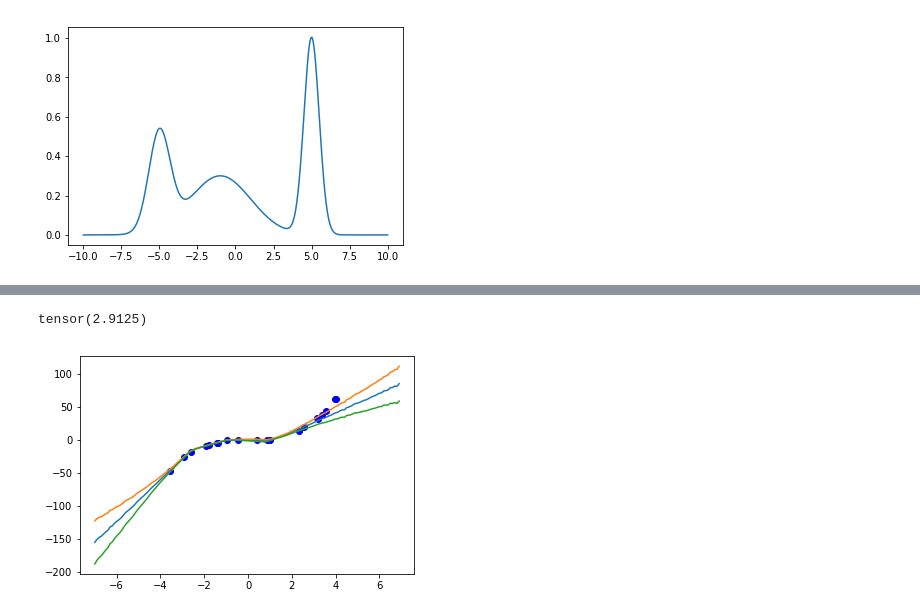
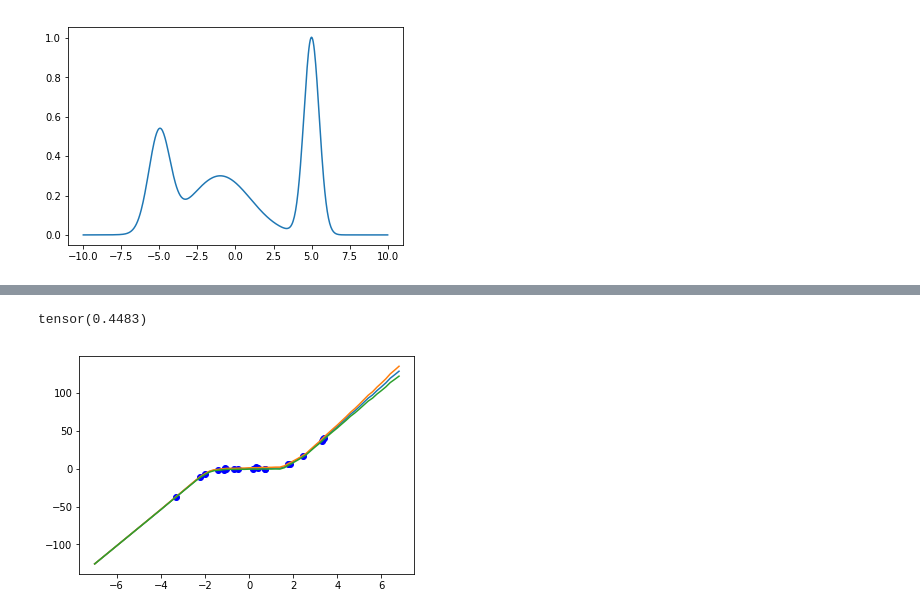
Before and after one commit to fiskio/trickster, a Jupyter notebook: notebook.ipynb, the cells around one changed output, grey strips where cells are left out. Drawn from its saved outputs; the diff is of its cells as text; code cells hidden in the pictures.

```diff
--- a/notebook.ipynb
+++ b/notebook.ipynb
@@ -100,0 +121,23 @@ dataset = DataLoader(dataset, shuffle=True, batch_size=batch_size)
+# %%
+x_range = np.arange(-7, 7, 0.2).tolist()
+
+def plot(values, model):
+    with torch.no_grad():
+
+        plt.plot(np.array(x_train), np.array(y_train), 'bo')
+
+        model.eval()
+        mean, std = model(torch.tensor(values)[:, None])
+
+        plt.plot(values, mean.numpy())
+        print(std.mean())
+
+        plt.plot(values, (mean + (3 * std)).numpy())
+        plt.plot(values, (mean - (3 * std)).numpy())
+
+        # plt.xlabel('time (s)')
+        # plt.ylabel('voltage (mV)')
+        # plt.title('voltage (mV) vs. time (sec)')
+        # plt.grid(True)
+        # plt.savefig("plot-voltage-vs.-time.png")
+        plt.show()
@@ -101,3 +148,7 @@ dataset = DataLoader(dataset, shuffle=True, batch_size=batch_size)
 # %%
 trick_model = Trickster(input_size, hidden_size, n_samples)
-vanilla_model = Vanilla(input_size, hidden_size)
+fit(trick_model, train_dataset)
+plot(x_range, trick_model)
+# %% [output]
+tensor(0.4483)
+[figure, added]
@@ -163,7 +155 @@ def plot(values, model):
-# %%
-fit(trick_model)
-plot(x_range, trick_model)
-# %% [output]
-tensor(2.9125)
-[figure, removed]
 # %%
```
Also changed, not shown: parts of 14 cells of this notebook.
